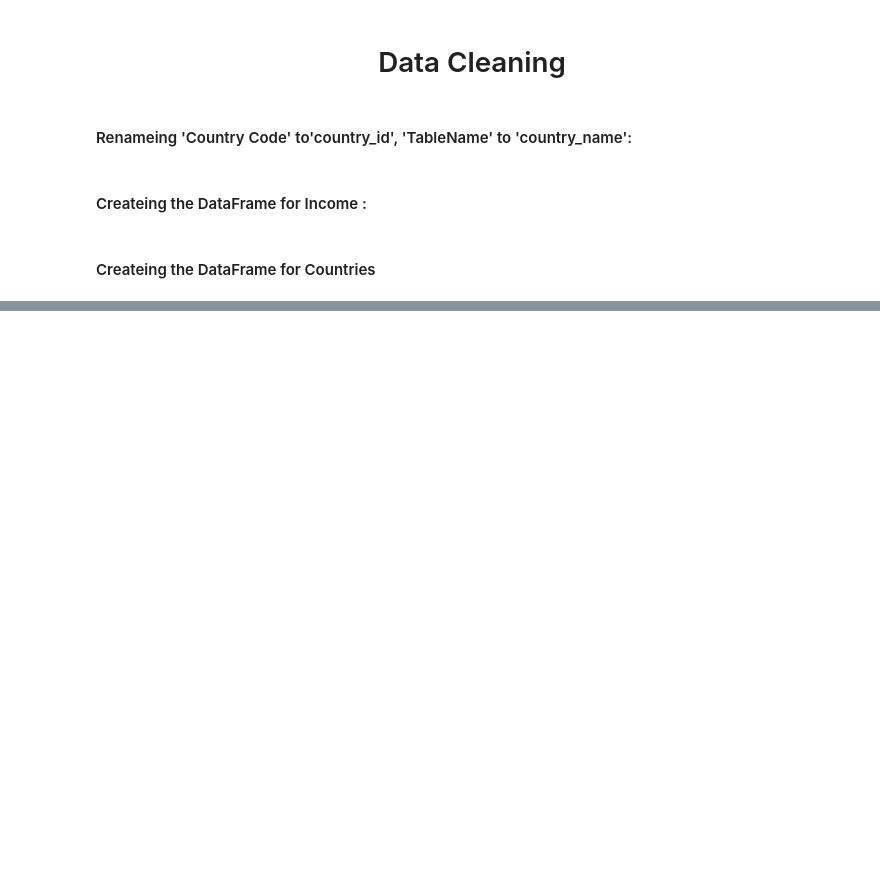
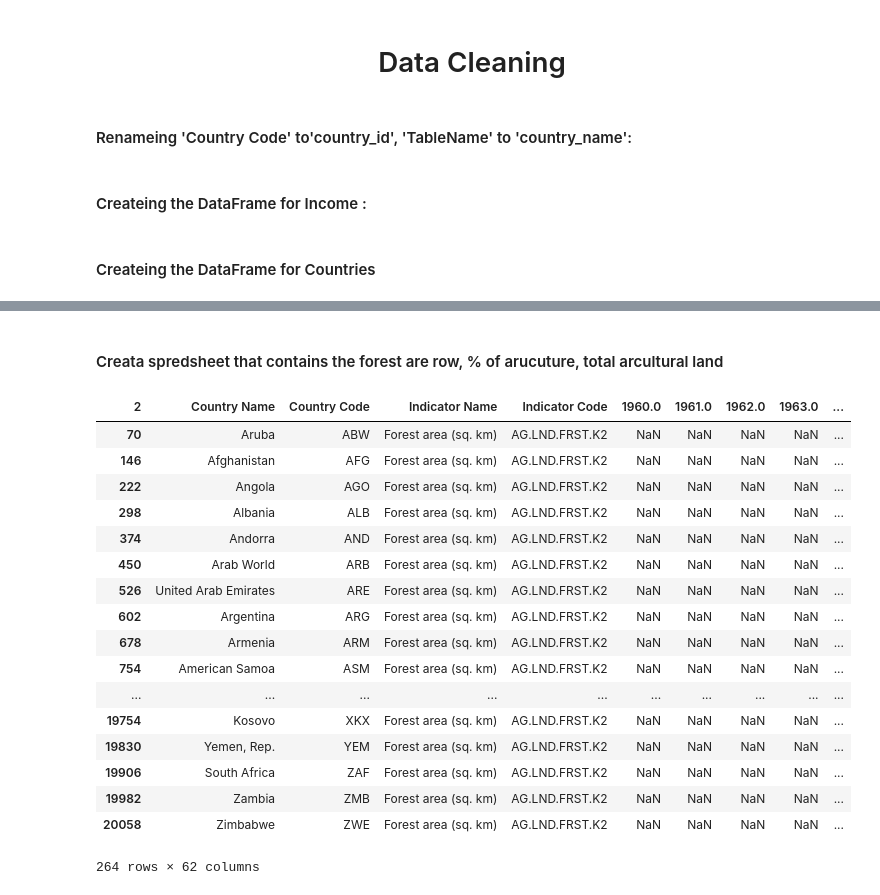
Before and after one commit to mach1982/climate_change, a Jupyter notebook: climate_change.ipynb, the cells around one changed output, grey strips where cells are left out. Saved outputs shown, nothing was run; the diff lists cells and outputs as text; code cells hidden in the pictures; blank space fills up the shorter version.

```diff
--- a/climate_change.ipynb
+++ b/climate_change.ipynb
@@ -18,6 +18,7 @@ print(os.getcwd())
 
 arable_land_file  = 'Arable land as percentage of all land.xls'
 arable_countries = pd.read_excel(arable_land_file, sheet_name='Metadata - Countries')
+arable_land = pd.read_excel(arable_land_file, sheet_name='Data')
 # %% [output]
 D:\BigData\Class project\data
 # %% [markdown]
@@ -89,0 +110,43 @@ pwd
+# %% [markdown]
+#### Creata spredsheet that contains  the forest are row, % of arucuture, total arcultural land
+# %%
+land_df=pd.DataFrame(arable_land)
+new_header = land_df.iloc[2]
+land_df.columns = new_header
+land_table =land_df.iloc[3:]
+land_table
+
+
+forest_area = pd.DataFrame(land_table.loc[land_table['Indicator Name']=='Forest area (sq. km)'])
+arg_land_km = pd.DataFrame(land_table.loc[land_table['Indicator Name']=='Agricultural land (sq. km)'])
+arg_land_percent = pd.DataFrame(land_table.loc[land_table['Indicator Name']=='Agricultural land (% of land area)'])
+
+#arg_land_percent
+
+forest_area
+
+
+
+
+#A3 = A2.reset_index(drop=True) / (A1.reset_index(drop=True) - 1) * 100
+
+#land_table.loc[land_table['Indicator Name']=='Agricultural land (sq. km)'] / land_table.loc[land_table['Indicator Name']=='Agricultural land (% of land area)']
+# %% [output]
+| 2 | Country Name | Country Code | Indicator Name | Indicator Code | 1960.0 | 1961.0 | 1962.0 | 1963.0 | ... |
+| 70 | Aruba | ABW | Forest area (sq. km) | AG.LND.FRST.K2 | NaN | NaN | NaN | NaN | ... |
+| 146 | Afghanistan | AFG | Forest area (sq. km) | AG.LND.FRST.K2 | NaN | NaN | NaN | NaN | ... |
+| 222 | Angola | AGO | Forest area (sq. km) | AG.LND.FRST.K2 | NaN | NaN | NaN | NaN | ... |
+| 298 | Albania | ALB | Forest area (sq. km) | AG.LND.FRST.K2 | NaN | NaN | NaN | NaN | ... |
+| 374 | Andorra | AND | Forest area (sq. km) | AG.LND.FRST.K2 | NaN | NaN | NaN | NaN | ... |
+| 450 | Arab World | ARB | Forest area (sq. km) | AG.LND.FRST.K2 | NaN | NaN | NaN | NaN | ... |
+| 526 | United Arab Emirates | ARE | Forest area (sq. km) | AG.LND.FRST.K2 | NaN | NaN | NaN | NaN | ... |
+| 602 | Argentina | ARG | Forest area (sq. km) | AG.LND.FRST.K2 | NaN | NaN | NaN | NaN | ... |
+| 678 | Armenia | ARM | Forest area (sq. km) | AG.LND.FRST.K2 | NaN | NaN | NaN | NaN | ... |
+| 754 | American Samoa | ASM | Forest area (sq. km) | AG.LND.FRST.K2 | NaN | NaN | NaN | NaN | ... |
+| ... | ... | ... | ... | ... | ... | ... | ... | ... | ... |
+| 19754 | Kosovo | XKX | Forest area (sq. km) | AG.LND.FRST.K2 | NaN | NaN | NaN | NaN | ... |
+| 19830 | Yemen, Rep. | YEM | Forest area (sq. km) | AG.LND.FRST.K2 | NaN | NaN | NaN | NaN | ... |
+| 19906 | South Africa | ZAF | Forest area (sq. km) | AG.LND.FRST.K2 | NaN | NaN | NaN | NaN | ... |
+| 19982 | Zambia | ZMB | Forest area (sq. km) | AG.LND.FRST.K2 | NaN | NaN | NaN | NaN | ... |
+| 20058 | Zimbabwe | ZWE | Forest area (sq. km) | AG.LND.FRST.K2 | NaN | NaN | NaN | NaN | ... |
+264 rows × 62 columns
```
Also changed, not shown: parts of 8 cells of this notebook.
